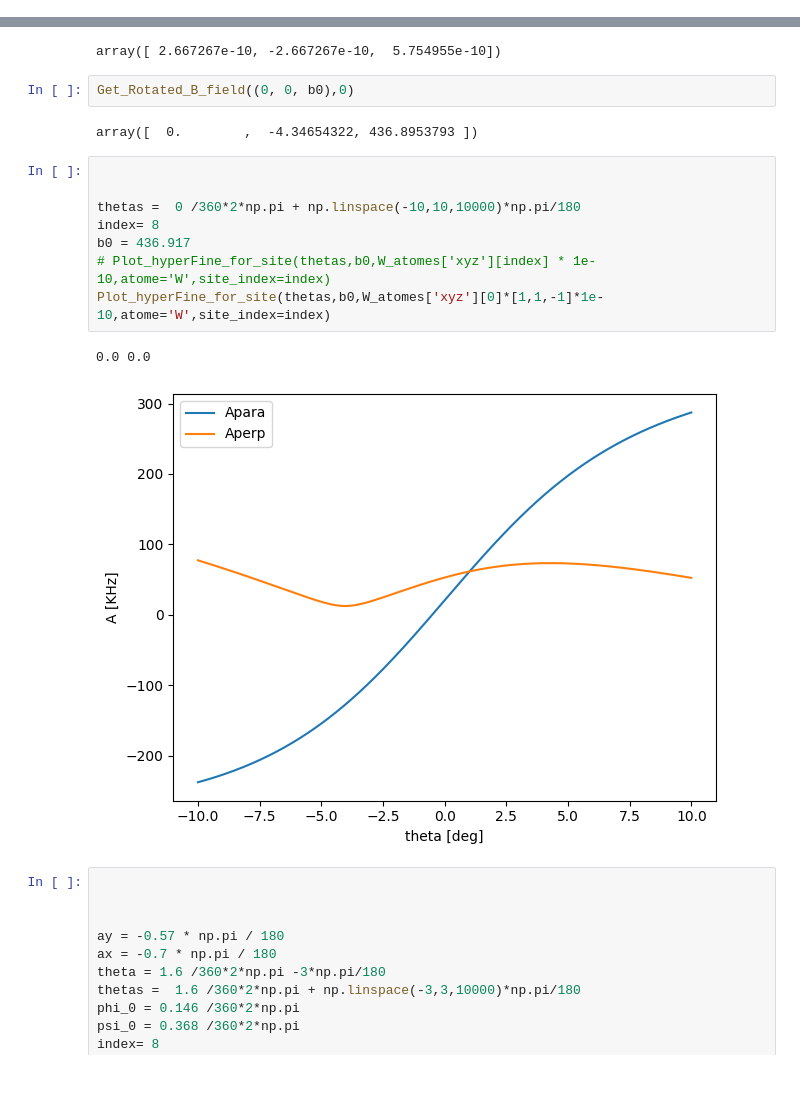
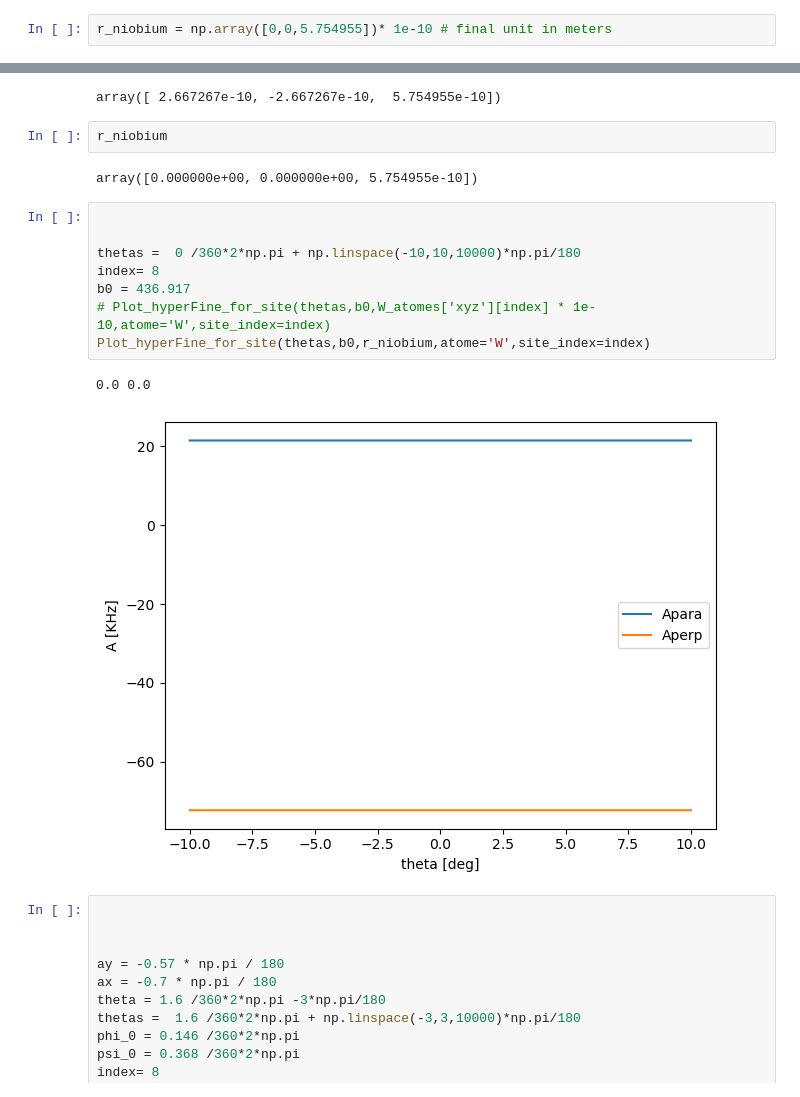
Before and after one commit to leonmyk/Spectroscopy_Hamiltonian_fitter-, a Jupyter notebook: A_plotter.ipynb, the cells around one changed output, grey strips where cells are left out. Saved outputs shown, nothing was run; the diff lists cells and outputs as text.

```diff
--- a/A_plotter.ipynb
+++ b/A_plotter.ipynb
@@ -28,0 +48,2 @@ array([-2.621450e-10,  0.000000e+00, -2.843425e-10])
+# %%
+r_niobium = np.array([0,0,5.754955])* 1e-10 # final unit in meters
@@ -31,20 +61,20 @@ Ca_atomes['xyz'][7]*[1,1,-1]*1e-10
 # %% [output]
 array([ 2.667267e-10, -2.667267e-10,  5.754955e-10])
 # %%
-Get_Rotated_B_field((0, 0, b0),0)
+r_niobium
 # %% [output]
-array([  0.        ,  -4.34654322, 436.8953793 ])
+array([0.000000e+00, 0.000000e+00, 5.754955e-10])
 # %%
 
 
 thetas =  0 /360*2*np.pi + np.linspace(-10,10,10000)*np.pi/180
 index= 8
 b0 = 436.917
 # Plot_hyperFine_for_site(thetas,b0,W_atomes['xyz'][index] * 1e-10,atome='W',site_index=index)
-Plot_hyperFine_for_site(thetas,b0,W_atomes['xyz'][0]*[1,1,-1]*1e-10,atome='W',site_index=index)
+Plot_hyperFine_for_site(thetas,b0,r_niobium,atome='W',site_index=index)
 # %% [output]
 0.0 0.0
-[figure, old version]
+[figure, new version]
 # %%
 
 
```
Also changed, not shown: parts of 6 cells of this notebook, 3 other files.
